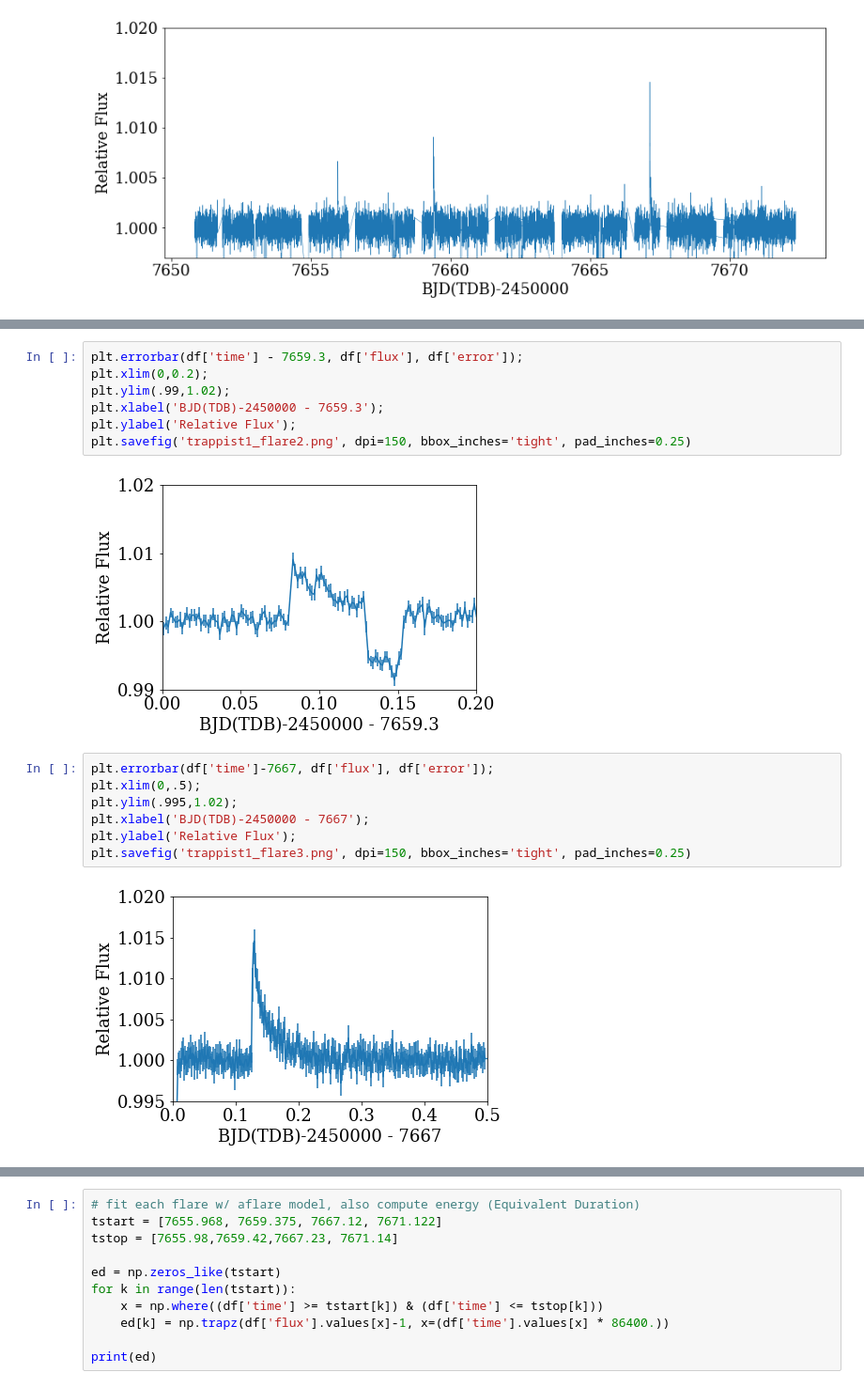
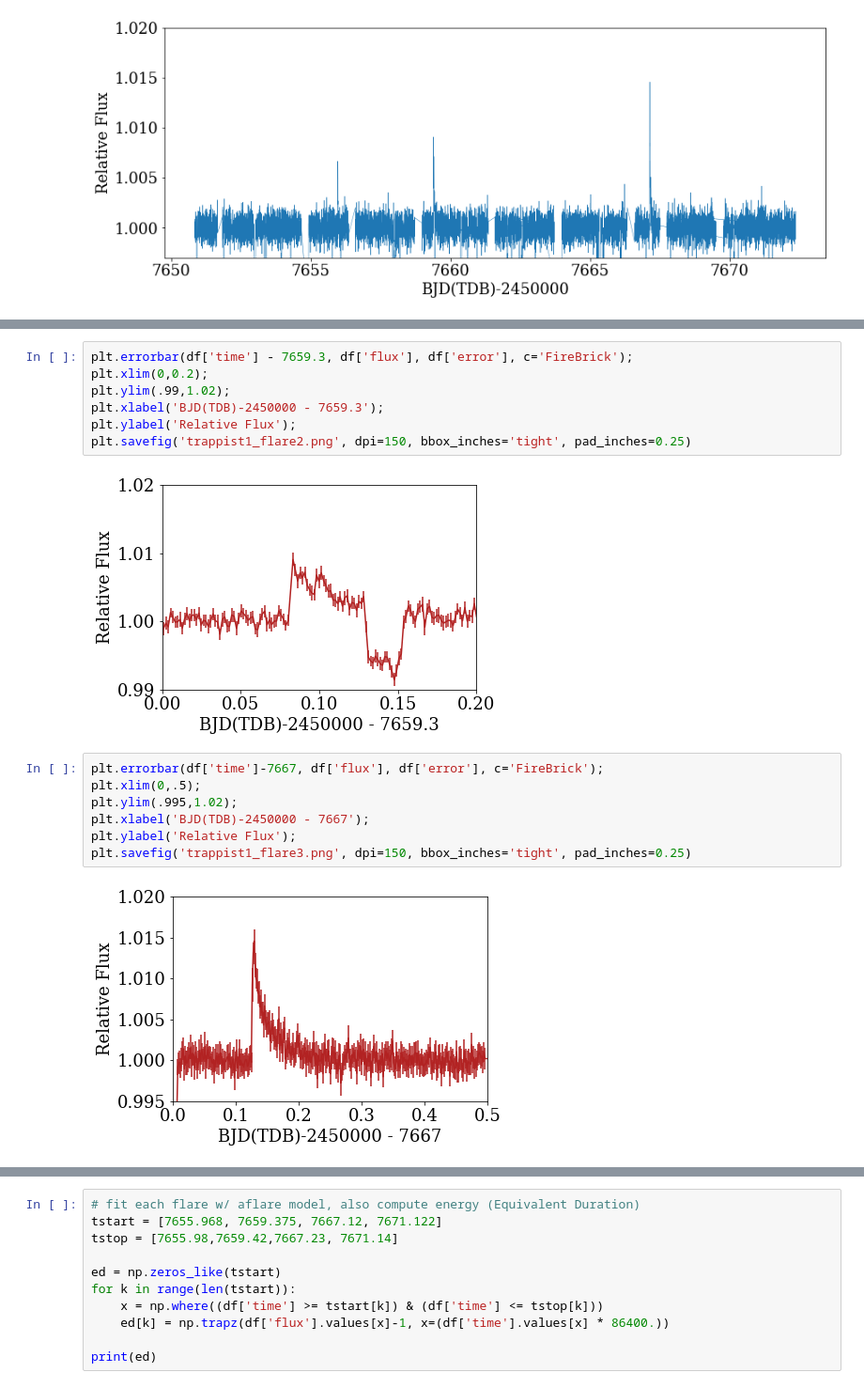
Before and after one commit to jradavenport/trappist1_IRflares, a Jupyter notebook: explore.ipynb, the cells around one changed output, grey strips where cells are left out. Shown at 94% size. Cells and saved outputs as stored; diff of their text form.

```diff
--- a/explore.ipynb
+++ b/explore.ipynb
@@ -35,20 +35,20 @@ plt.savefig('trappist1_flare1.png', dpi=150, bbox_inches='tight', pad_inches=0.2
 # %%
-plt.errorbar(df['time'] - 7659.3, df['flux'], df['error']);
+plt.errorbar(df['time'] - 7659.3, df['flux'], df['error'], c='FireBrick');
 plt.xlim(0,0.2);
 plt.ylim(.99,1.02);
 plt.xlabel('BJD(TDB)-2450000 - 7659.3');
 plt.ylabel('Relative Flux');
 plt.savefig('trappist1_flare2.png', dpi=150, bbox_inches='tight', pad_inches=0.25)
 # %% [output]
-[figure, old version]
+[figure, new version]
 # %%
-plt.errorbar(df['time']-7667, df['flux'], df['error']);
+plt.errorbar(df['time']-7667, df['flux'], df['error'], c='FireBrick');
 plt.xlim(0,.5);
 plt.ylim(.995,1.02);
 plt.xlabel('BJD(TDB)-2450000 - 7667');
 plt.ylabel('Relative Flux');
 plt.savefig('trappist1_flare3.png', dpi=150, bbox_inches='tight', pad_inches=0.25)
 # %% [output]
-[figure, old version]
+[figure, new version]
 # %%
 # A 4th little flare
```
Also changed, not shown: parts of 6 cells of this notebook, 5 other files.
